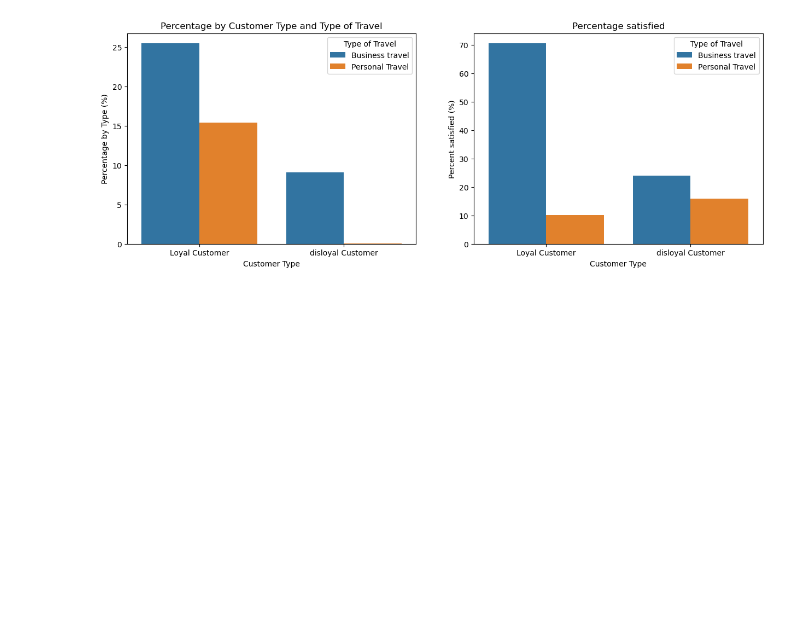
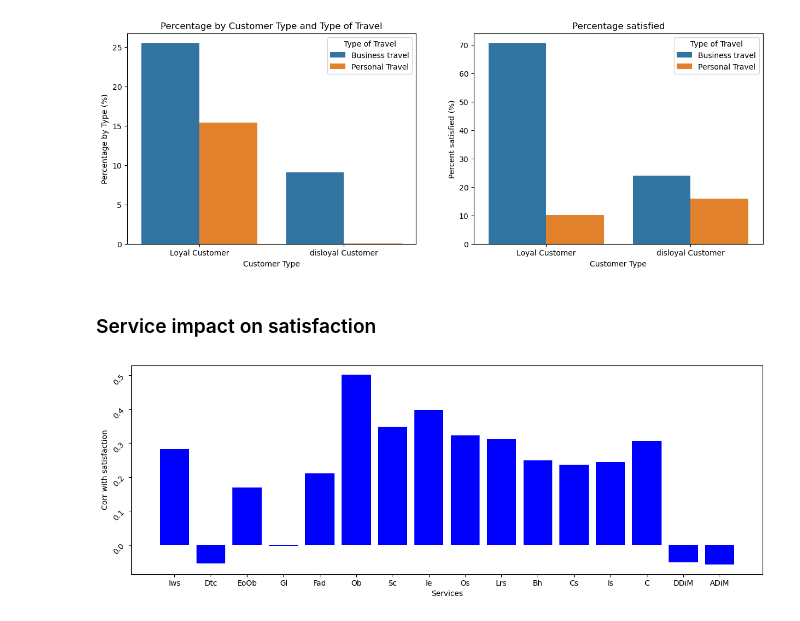
Before and after one commit to little-duck-vie/ltxldl-hoc-lam-giau, a Jupyter notebook: Code_python.ipynb, the cells around one changed output. Cells and saved outputs as stored; diff of their text form; code cells hidden in the pictures; blank space fills up the shorter version.

```diff
--- a/Code_python.ipynb
+++ b/Code_python.ipynb
@@ -61,3 +69,28 @@ ax2.set_title("Percentage satisfied")
 ax2.set_ylabel("Percent satisfied (%)");
 # %% [output]
 [figure]
+# %% [markdown]
+### Service impact on satisfaction
+# %%
+data_frame_copy_2 = data_frame.copy()
+data_frame_copy_2['satisfaction'] = data_frame_copy_2['satisfaction'].map({'satisfied':1, 'neutral or dissatisfied':0})
+columns = list(data_frame.columns)[8:25]
+data_col = data_frame_copy_2[columns].copy()
+matrix = data_col.corr()
+satisfaction_matrix = matrix['satisfaction'].drop('satisfaction')
+ar_index = []
+for i in satisfaction_matrix.index:
+    a = i.split(' ')
+    s = ''
+    for j in a:
+        s += j[0]
+    ar_index.append(s)
+ar_index
+fig,ax = plt.subplots(figsize= (15,5))
+ax.bar(ar_index , satisfaction_matrix.values, color = 'blue')
+plt.xlabel('Services')
+plt.ylabel('Corr with satisfaction')
+plt.yticks(rotation = 45)
+plt.show()
+# %% [output]
+[figure, added]
```
Also changed, not shown: parts of 3 cells of this notebook.
